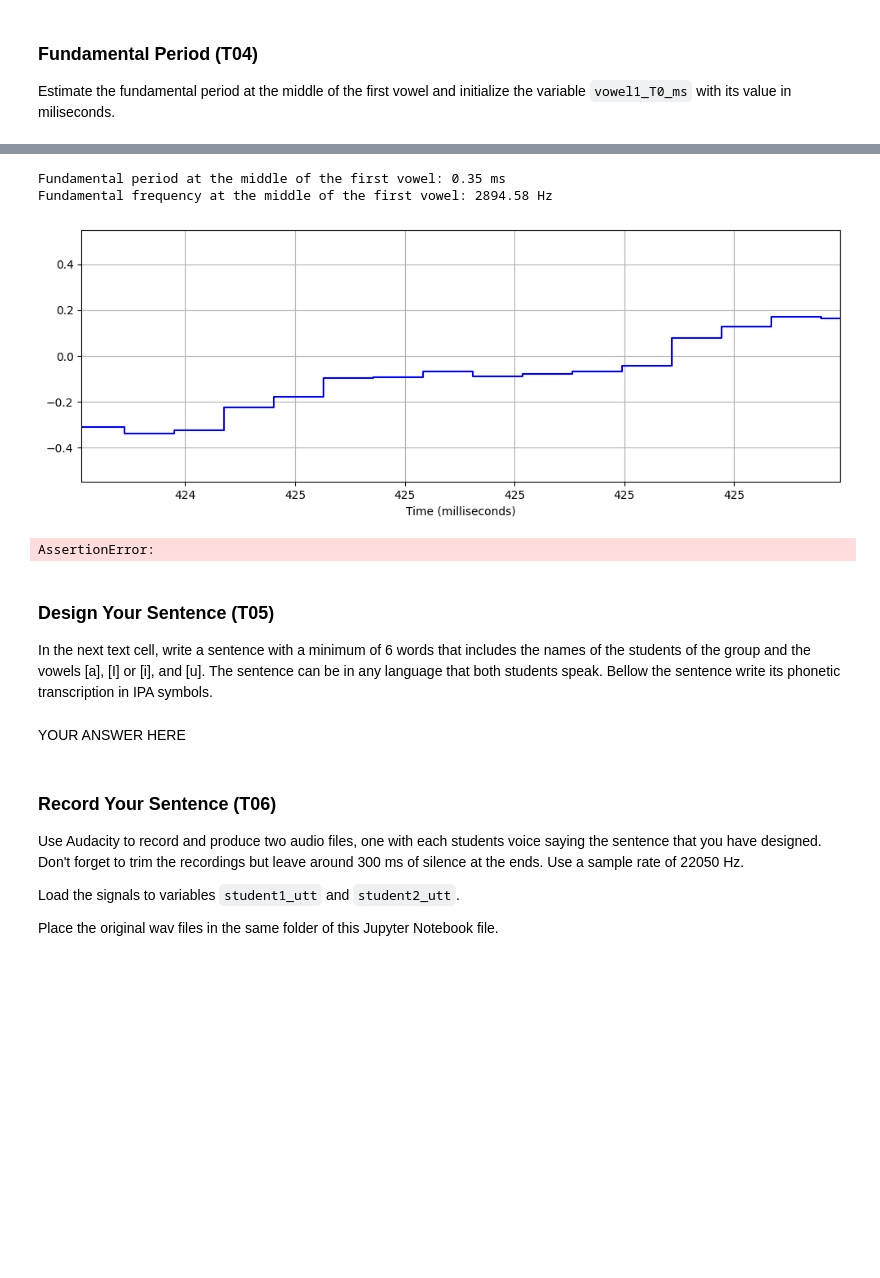
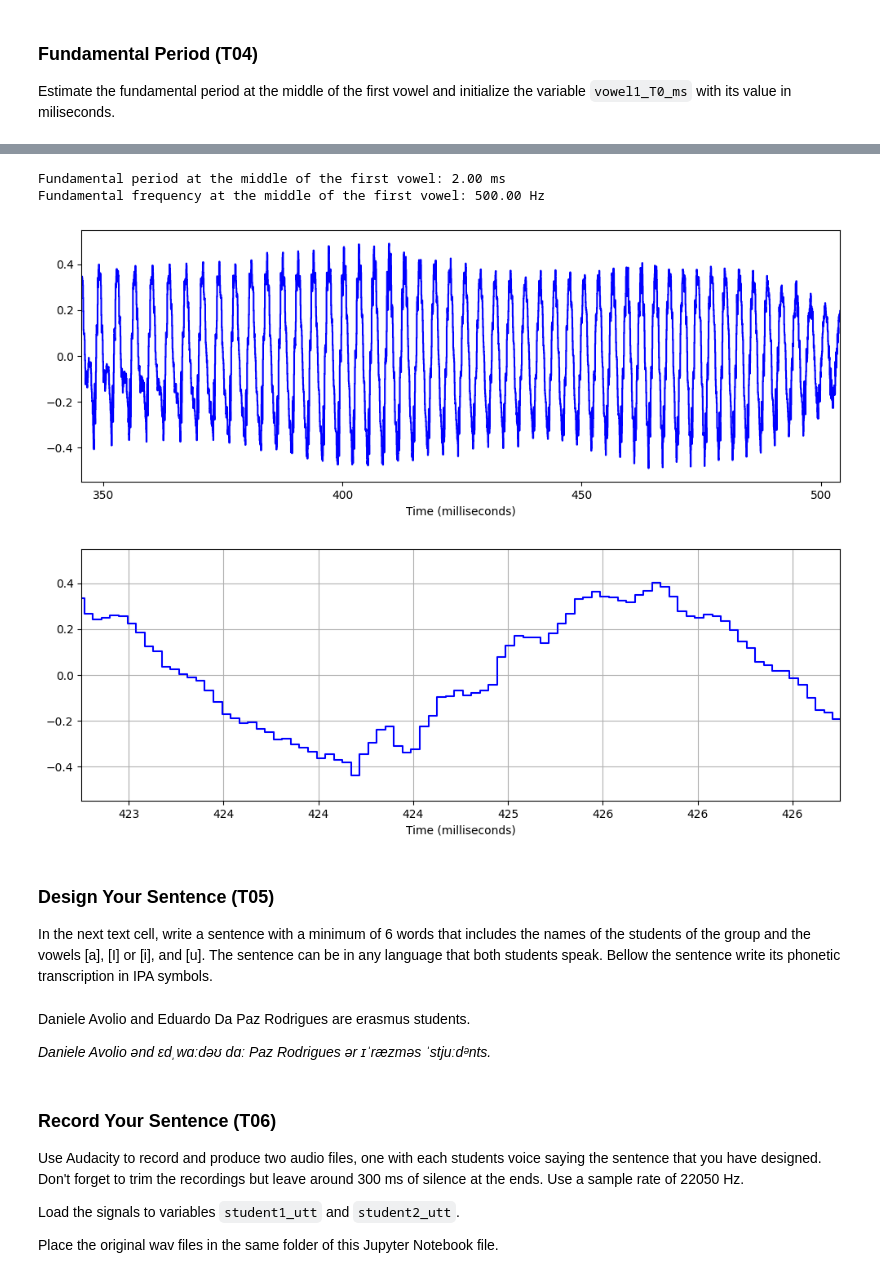
Before and after one commit to danieleavolio/Spoken-Language-Processing, a Jupyter notebook: Lab/Assignment1/slp-lab1.ipynb, the cells around one changed output, grey strips where cells are left out. Saved outputs shown, nothing was run; the diff lists cells and outputs as text; code cells hidden in the pictures; blank space fills up the shorter version.

```diff
--- a/Lab/Assignment1/slp-lab1.ipynb
+++ b/Lab/Assignment1/slp-lab1.ipynb
@@ -296,7 +296,11 @@ Estimate the fundamental period at the middle of the first vowel and initialize
 # %%
 # raise NotImplementedError()
 
-vowel1_T0_ms = phone[1][0]
+vowel1_T0_ms = 2
+
+waveshow_seg(utt1, sr, tmin=phone[1][0], tmax=phone[1][1])
+play_seg(utt1, sr, tmin=phone[1][0], tmax=phone[1][1])
+
 
 print(f"Fundamental period at the middle of the first vowel: {vowel1_T0_ms:.2f} ms")
 print(f"Fundamental frequency at the middle of the first vowel: {1000/vowel1_T0_ms:.2f} Hz")
@@ -309,17 +314,19 @@ plt.grid()
-Fundamental period at the middle of the first vowel: 0.35 ms
-Fundamental frequency at the middle of the first vowel: 2894.58 Hz
+Fundamental period at the middle of the first vowel: 2.00 ms
+Fundamental frequency at the middle of the first vowel: 500.00 Hz
-[figure, old version]
+[figure, new version]
+[figure, added]
 # %%
 assert (vowel1_T0_ms > 1) and (vowel1_T0_ms < 5)
+# REMEMERB TO UNCOMMENT THIS
-# %% [output]
-AssertionError:
 # %% [markdown]
 ### Design Your Sentence (T05)
 
 In the next text cell, write a sentence with a minimum of 6 words that includes the names of the students of the group and the vowels [a], [I] or [i], and [u]. The sentence can be in any language that both students speak.
 Bellow the sentence write its phonetic transcription in IPA symbols.
 # %% [markdown]
-YOUR ANSWER HERE
+Daniele Avolio and Eduardo Da Paz Rodrigues are erasmus students.
+
+*Daniele Avolio ənd ɛdˌwɑːdəʊ dɑː Paz Rodrigues ər ɪˈræzməs ˈstjuːdᵊnts.*
 # %% [markdown]
 ### Record Your Sentence (T06)
 
```
Also changed, not shown: parts of 6 cells of this notebook, 4 other files.
